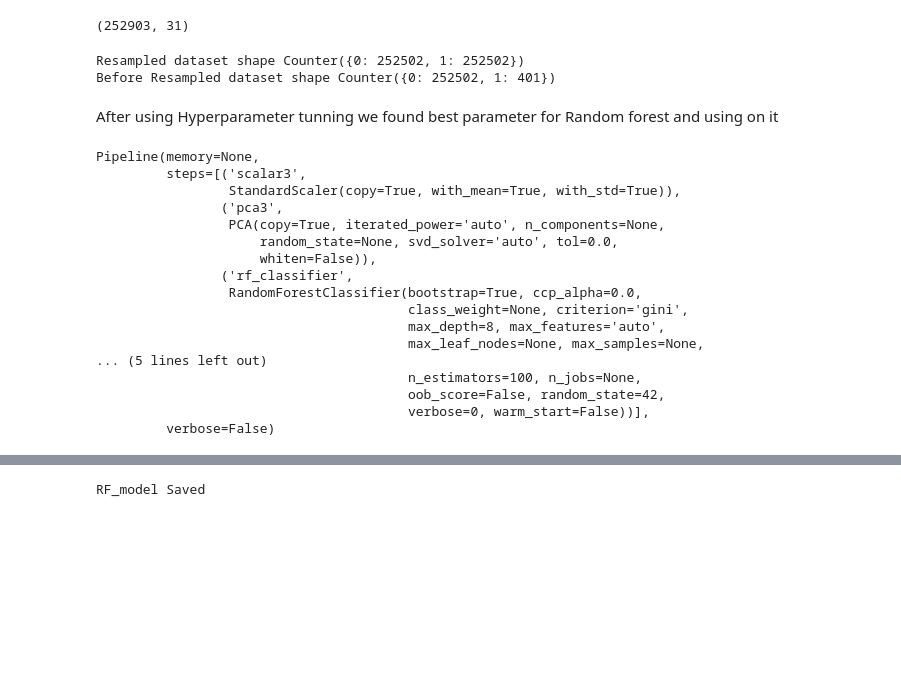
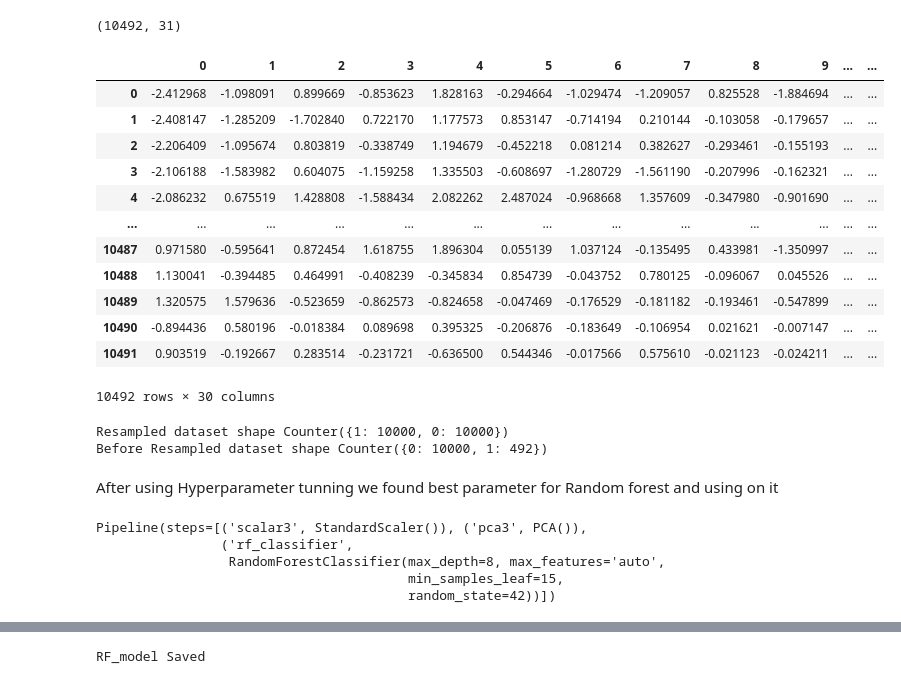
Before and after one commit to grjadhav409/Financial_Fraud_Detection_ML, a Jupyter notebook: notebooks/Final_model.ipynb, the cells around one changed output, grey strips where cells are left out. Saved outputs shown, nothing was run; the diff lists cells and outputs as text; code cells hidden in the pictures; blank space fills up the shorter version.

```diff
--- a/notebooks/Final_model.ipynb
+++ b/notebooks/Final_model.ipynb
@@ -28,0 +22,2 @@ credit_data= pd.read_csv("/content/drive/MyDrive/Internship_project/credit_data.
+# %%
+credit_data= pd.read_csv("/Users/ganeshjadhav/Desktop/ML_Projects/LiveClass/Notebooks2/CreditCardData.csv")
@@ -29,7 +34,7 @@ credit_data= pd.read_csv("/content/drive/MyDrive/Internship_project/credit_data.
 # %%
 credit_data.shape
 # %% [output]
-(252903, 31)
+(10492, 31)
 # %%
 X= credit_data.drop('Class', axis= 1)
 y= credit_data['Class']
@@ -38,6 +43,22 @@ y= credit_data['Class']
 from sklearn.preprocessing import PowerTransformer
 power = PowerTransformer(method='yeo-johnson', standardize=True)
 df = power.fit_transform(X)
+# %%
+pd.DataFrame(df)
+# %% [output]
+|  | 0 | 1 | 2 | 3 | 4 | 5 | 6 | 7 | 8 | 9 | ... | ... |
+| 0 | -2.412968 | -1.098091 | 0.899669 | -0.853623 | 1.828163 | -0.294664 | -1.029474 | -1.209057 | 0.825528 | -1.884694 | ... | ... |
+| 1 | -2.408147 | -1.285209 | -1.702840 | 0.722170 | 1.177573 | 0.853147 | -0.714194 | 0.210144 | -0.103058 | -0.179657 | ... | ... |
+| 2 | -2.206409 | -1.095674 | 0.803819 | -0.338749 | 1.194679 | -0.452218 | 0.081214 | 0.382627 | -0.293461 | -0.155193 | ... | ... |
+| 3 | -2.106188 | -1.583982 | 0.604075 | -1.159258 | 1.335503 | -0.608697 | -1.280729 | -1.561190 | -0.207996 | -0.162321 | ... | ... |
+| 4 | -2.086232 | 0.675519 | 1.428808 | -1.588434 | 2.082262 | 2.487024 | -0.968668 | 1.357609 | -0.347980 | -0.901690 | ... | ... |
+| ... | ... | ... | ... | ... | ... | ... | ... | ... | ... | ... | ... | ... |
+| 10487 | 0.971580 | -0.595641 | 0.872454 | 1.618755 | 1.896304 | 0.055139 | 1.037124 | -0.135495 | 0.433981 | -1.350997 | ... | ... |
+| 10488 | 1.130041 | -0.394485 | 0.464991 | -0.408239 | -0.345834 | 0.854739 | -0.043752 | 0.780125 | -0.096067 | 0.045526 | ... | ... |
+| 10489 | 1.320575 | 1.579636 | -0.523659 | -0.862573 | -0.824658 | -0.047469 | -0.176529 | -0.181182 | -0.193461 | -0.547899 | ... | ... |
+| 10490 | -0.894436 | 0.580196 | -0.018384 | 0.089698 | 0.395325 | -0.206876 | -0.183649 | -0.106954 | 0.021621 | -0.007147 | ... | ... |
+| 10491 | 0.903519 | -0.192667 | 0.283514 | -0.231721 | -0.636500 | 0.544346 | -0.017566 | 0.575610 | -0.021123 | -0.024211 | ... | ... |
+10492 rows × 30 columns
 # %%
 df= pd.DataFrame(data= df, columns= X.columns)
 from imblearn.over_sampling import SMOTE
@@ -47,8 +68,8 @@ X_sm, y_sm = smt.fit_resample(df, y)
 print('Resampled dataset shape {}'.format(Counter(y_sm)))
 print('Before Resampled dataset shape {}'.format(Counter(y)))
 # %% [output]
-Resampled dataset shape Counter({0: 252502, 1: 252502})
-Before Resampled dataset shape Counter({0: 252502, 1: 401})
+Resampled dataset shape Counter({1: 10000, 0: 10000})
+Before Resampled dataset shape Counter({0: 10000, 1: 492})
 # %%
 from sklearn.model_selection import train_test_split
 
@@ -62,23 +83,11 @@ RF_model=Pipeline([('scalar3',StandardScaler()),
 # %%
 RF_model.fit(x_train, y_train)
 # %% [output]
-Pipeline(memory=None,
-         steps=[('scalar3',
-                 StandardScaler(copy=True, with_mean=True, with_std=True)),
-                ('pca3',
-                 PCA(copy=True, iterated_power='auto', n_components=None,
-                     random_state=None, svd_solver='auto', tol=0.0,
-                     whiten=False)),
+Pipeline(steps=[('scalar3', StandardScaler()), ('pca3', PCA()),
                 ('rf_classifier',
-                 RandomForestClassifier(bootstrap=True, ccp_alpha=0.0,
-                                        class_weight=None, criterion='gini',
-                                        max_depth=8, max_features='auto',
-                                        max_leaf_nodes=None, max_samples=None,
-... (5 lines left out)
-                                        n_estimators=100, n_jobs=None,
-                                        oob_score=False, random_state=42,
-                                        verbose=0, warm_start=False))],
-         verbose=False)
+                 RandomForestClassifier(max_depth=8, max_features='auto',
+                                        min_samples_leaf=15,
+                                        random_state=42))])
 # %%
 pred=RF_model.predict(x_test)
 # %%
```
Also changed, not shown: parts of 7 cells of this notebook, 17 other files.
